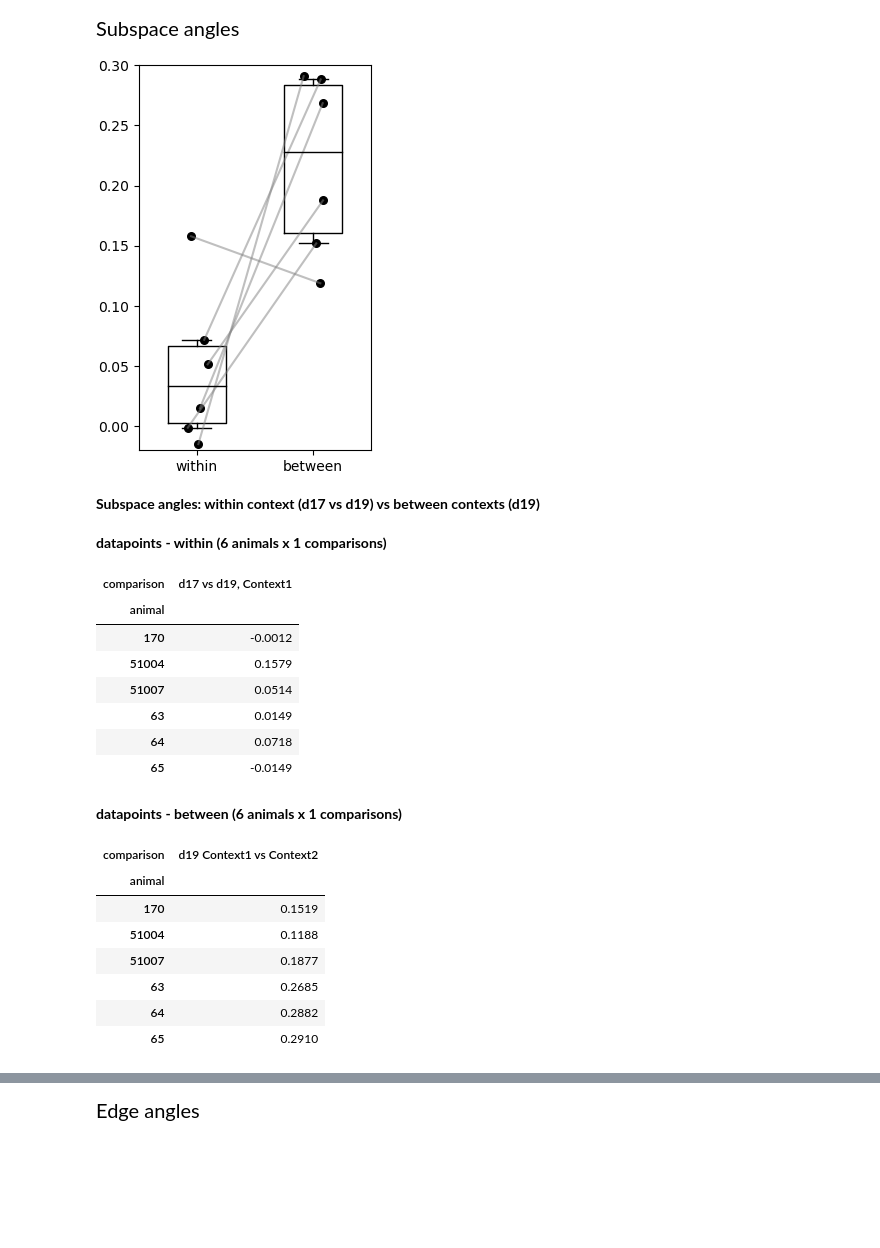
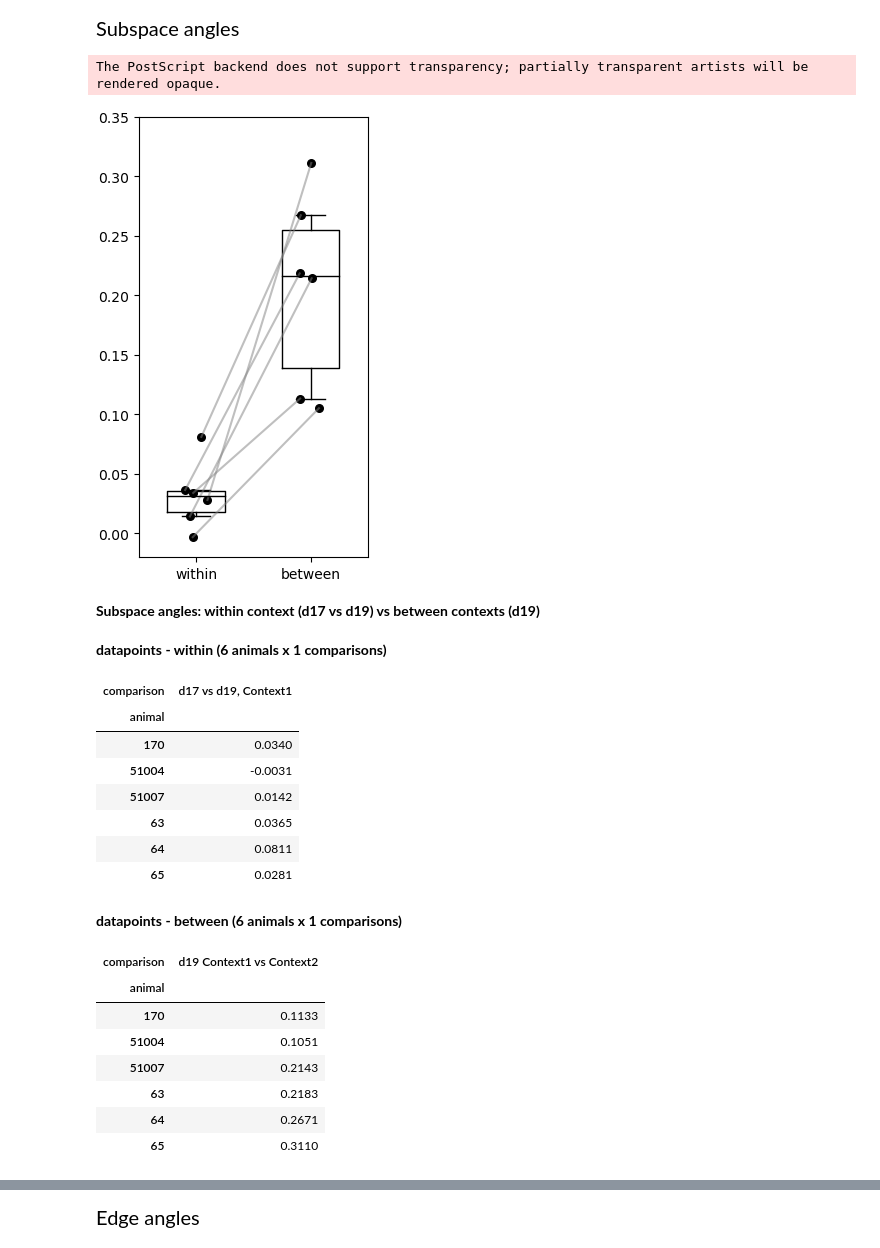
Before and after one commit to olsy1/Sylte_Kilias_et_al, a Jupyter notebook: Fig2_Supplemental6_C.ipynb, the cells around one changed output, grey strips where cells are left out. Cells and saved outputs as stored; diff of their text form; code cells hidden in the pictures; blank space fills up the shorter version.

```diff
--- a/Fig2_Supplemental6_C.ipynb
+++ b/Fig2_Supplemental6_C.ipynb
@@ -95,30 +98,32 @@ def analyze_data_common(datapath, reference, maps, analysis_type, method='subspa
         g_2 = (g_2 - np.mean(g_odd_even2)) / (np.mean(g_shuff2) - np.mean(g_odd_even2))
         simu_g = (simu_g - np.mean(g_odd_even1)) / (np.mean(g_shuff1) - np.mean(g_odd_even1))
     else:
-        g = g-g_odd_even1
-        g_2 = g_2-g_odd_even2
-        simu_g = simu_g-g_odd_even1
+        g = g- np.mean(g_odd_even1)
+        g_2 = g_2- np.mean(g_odd_even2)
+        simu_g = simu_g-np.mean(g_odd_even1)
 
     if compute_day11_12:
-        hists_day11 = [h for h, m in zip(hists, maps) if m == '17']
-        hists_day12 = [h for h, m in zip(hists, maps) if m == '19']
-        hists_2_day12 = [h for h, m in zip(hists_2, maps) if m == '19']
+        hists_day11 = [h for h, m in zip(hists[1:], maps) if m == '17']
+        hists_day12 = [h for h, m in zip(hists[1:], maps) if m == '19']
+        hists_2_day12 = [h for h, m in zip(hists_2[1:], maps) if m == '19']
 
         g_day11_12_context1 = apply_analysis(context_func, hists_day11, hists_day12)
         g_day12_contexts = apply_analysis(context_func, hists_day12, hists_2_day12)
 
+        g_odd_even_comparison = np.mean([g_odd_even1[maps.index('17')],
+                                         g_odd_even1[maps.index('19')],
+                                         g_odd_even2[maps.index('19')]])
+
         if analysis_type == 'population_geometry':
-            hist_odd_1, hist_even_1 = analysis.sort_maps_from_reference_within_session_AK(datapath, 'Context1', maps=['12'],
-                                                                                          transients=transients, dim_red=dim_red,
-                                                                                          standardize=standardize, remove_day_inactive=False)
-            g_odd_even_1 = apply_analysis(context_func, hist_odd_1, hist_even_1)
-            g_shuff_11_12 = apply_analysis(context_func, [shuff2], [shuff2_con2])
+            shuff_fam_17, _ = analysis.shuffle_two_sessions_hist(datapath, '17', '19', 'Context1', dim_red=dim_red, remove_inactive=[reference]+maps,
+                                                                 standardize=standardize, remove_day_inactive=False)
+            g_shuff_11_12 = apply_analysis(context_func, [shuff_fam_17], [shuff2_con2])
 
-            g_day12_contexts_norm = (g_day12_contexts - g_odd_even_1) / (np.mean(g_shuff_11_12) - g_odd_even_1)
-            g_day11_12_context1_norm = (g_day11_12_context1 - g_odd_even_1) / (np.mean(g_shuff_11_12) - g_odd_even_1)
+            g_day12_contexts_norm = (g_day12_contexts - g_odd_even_comparison) / (np.mean(g_shuff_11_12) - g_odd_even_comparison)
+            g_day11_12_context1_norm = (g_day11_12_context1 - g_odd_even_comparison) / (np.mean(g_shuff_11_12) - g_odd_even_comparison)
         else:
-            g_day12_contexts_norm = g_day12_contexts
-            g_day11_12_context1_norm = g_day11_12_context1
+            g_day12_contexts_norm = g_day12_contexts - g_odd_even_comparison
+            g_day11_12_context1_norm = g_day11_12_context1 - g_odd_even_comparison
 
         return g, g_2, simu_g, g_day12_contexts_norm, g_day11_12_context1_norm
     else:
@@ -358,54 +361,58 @@ within_between_days = [['d17 vs d19, Context1'], ['d19 Context1 vs Context2']]
 
 print_large('Subspace angles')
 fig, ax = plt.subplots(figsize=(3, 5))
-plots.boxplot_with_points_and_lines(np.hstack((within_subspace,between_subspace)), ['within','between'],ax, '', ylim=[-0.02, 0.3])
+plots.boxplot_with_points_and_lines(np.hstack((within_subspace,between_subspace)), ['within','between'],ax, '', ylim=[-0.02, 0.35])
+fig.tight_layout()
 plt.show()
 display(st.post_hoc_repeated_measures(
     [np.vstack(within_subspace),np.vstack(between_subspace)],
     row_labels=animal_ids, col_labels=within_between_days,
     condition_labels=['within', 'between'], col_name='comparison',
     title='Subspace angles: within context (d17 vs d19) vs between contexts (d19)'))
 
 
 print_large('Edge angles')
 fig, ax = plt.subplots(figsize=(3, 5))
-plots.boxplot_with_points_and_lines(np.hstack((within_angles,between_angles)), ['within','between'],ax, '', ylim=[-0.15, 0.5])
+plots.boxplot_with_points_and_lines(np.hstack((within_angles,between_angles)), ['within','between'],ax, '', ylim=[-0.1, 0.55])
+fig.tight_layout()
 plt.show()
 display(st.post_hoc_repeated_measures(
     [np.vstack(within_angles),np.vstack(between_angles)],
     row_labels=animal_ids, col_labels=within_between_days,
     condition_labels=['within', 'between'], col_name='comparison',
     title='Edge angles: within context (d17 vs d19) vs between contexts (d19)'))
 
 print_large('Persistent homology')
 fig, ax = plt.subplots(figsize=(3, 5))
-plots.boxplot_with_points_and_lines(np.hstack((within_topology,between_topology)), ['within','between'],ax, '', ylim=[0, 15])
+plots.boxplot_with_points_and_lines(np.hstack((within_topology,between_topology)), ['within','between'],ax, '', ylim=[-3, 12])
+fig.tight_layout()
 plt.show()
 display(st.post_hoc_repeated_measures(
     [np.vstack(within_topology),np.vstack(between_topology)],
     row_labels=animal_ids, col_labels=within_between_days,
     condition_labels=['within', 'between'], col_name='comparison',
     title='Persistent homology: within context (d17 vs d19) vs between contexts (d19)'))
 # %% [output]
 Subspace angles
+The PostScript backend does not support transparency; partially transparent artists will be rendered opaque.
-[figure, old version]
+[figure, new version]
 Subspace angles: within context (d17 vs d19) vs between contexts (d19)
 datapoints - within (6 animals x 1 comparisons)
 | comparison | d17 vs d19, Context1 |
 | animal |  |
-| 170 | -0.0012 |
-| 51004 | 0.1579 |
-| 51007 | 0.0514 |
-| 63 | 0.0149 |
-| 64 | 0.0718 |
-| 65 | -0.0149 |
+| 170 | 0.0340 |
+| 51004 | -0.0031 |
+| 51007 | 0.0142 |
+| 63 | 0.0365 |
+| 64 | 0.0811 |
+| 65 | 0.0281 |
 datapoints - between (6 animals x 1 comparisons)
 | comparison | d19 Context1 vs Context2 |
 | animal |  |
-| 170 | 0.1519 |
-| 51004 | 0.1188 |
-| 51007 | 0.1877 |
-| 63 | 0.2685 |
-| 64 | 0.2882 |
-| 65 | 0.2910 |
+| 170 | 0.1133 |
+| 51004 | 0.1051 |
+| 51007 | 0.2143 |
+| 63 | 0.2183 |
+| 64 | 0.2671 |
+| 65 | 0.3110 |
 |  | Timepoint | Condition 1 | Condition 2 | Test Used | Statistic | p-value | Adjusted p-value (bonferroni) | ... |
```
Also changed, not shown: parts of 4 cells of this notebook, 5 other files.
